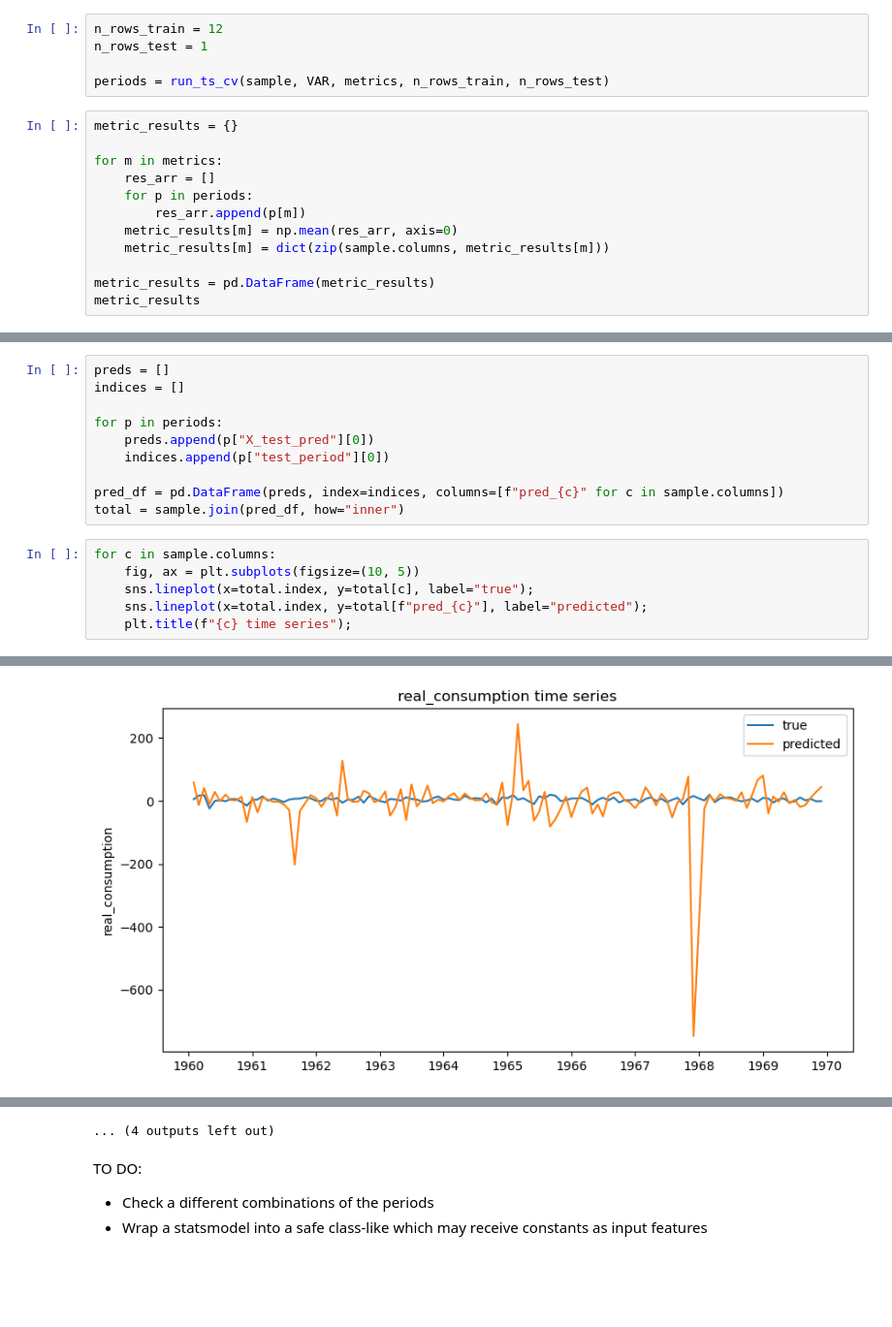
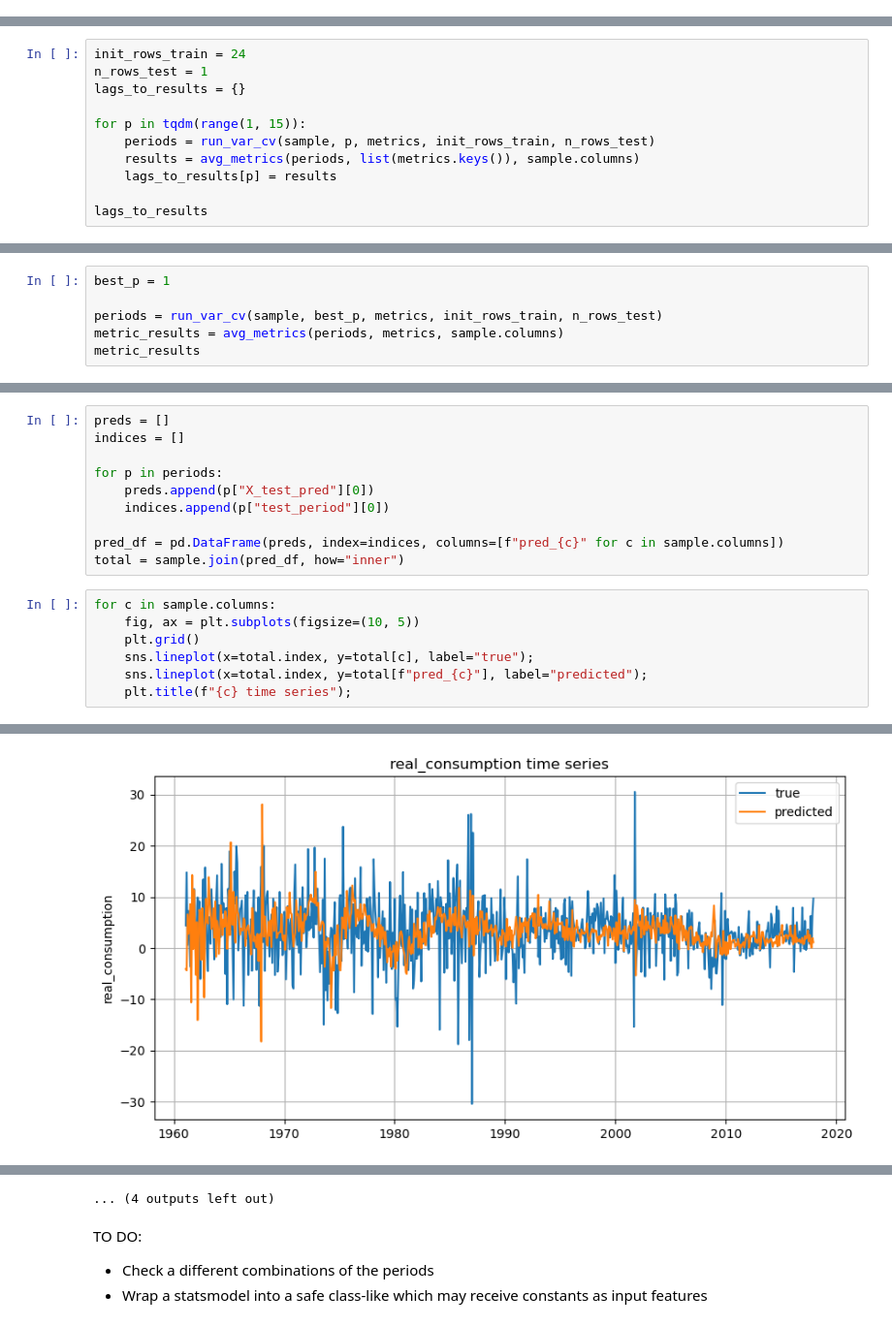
Before and after one commit to dr-leto/unimi, a Jupyter notebook: bayesian_analysis/var_baseline.ipynb, the cells around one changed output, grey strips where cells are left out. Shown at 97% size. Saved outputs shown, nothing was run; the diff lists cells and outputs as text; blank space fills up the shorter version.

Commit message:
Added best p search

```diff
--- a/bayesian_analysis/var_baseline.ipynb
+++ b/bayesian_analysis/var_baseline.ipynb
@@ -156,17 +162,0 @@ def run_ts_cv(data, stats_class, metrics, n_rows_train, n_rows_test):
-# %%
-n_rows_train = 12
-n_rows_test = 1
-
-periods = run_ts_cv(sample, VAR, metrics, n_rows_train, n_rows_test)
-# %%
-metric_results = {}
-
-for m in metrics:
-    res_arr = []
-    for p in periods:
-        res_arr.append(p[m])
-    metric_results[m] = np.mean(res_arr, axis=0)
-    metric_results[m] = dict(zip(sample.columns, metric_results[m]))
-
-metric_results = pd.DataFrame(metric_results)
-metric_results
@@ -190,0 +163,11 @@ metric_results
+# %%
+init_rows_train = 24
+n_rows_test = 1
+lags_to_results = {}
+
+for p in tqdm(range(1, 15)):
+    periods = run_var_cv(sample, p, metrics, init_rows_train, n_rows_test)
+    results = avg_metrics(periods, list(metrics.keys()), sample.columns)
+    lags_to_results[p] = results
+
+lags_to_results
@@ -190,0 +192,6 @@ metric_results
+# %%
+best_p = 1
+
+periods = run_var_cv(sample, best_p, metrics, init_rows_train, n_rows_test)
+metric_results = avg_metrics(periods, metrics, sample.columns)
+metric_results
@@ -201,6 +226,7 @@ total = sample.join(pred_df, how="inner")
 # %%
 for c in sample.columns:
     fig, ax = plt.subplots(figsize=(10, 5))
+    plt.grid()
     sns.lineplot(x=total.index, y=total[c], label="true");
     sns.lineplot(x=total.index, y=total[f"pred_{c}"], label="predicted");
     plt.title(f"{c} time series");
@@ -209 +235 @@ for c in sample.columns:
-[figure, old version]
+[figure, new version]
```
Also changed, not shown: parts of 7 cells of this notebook.
